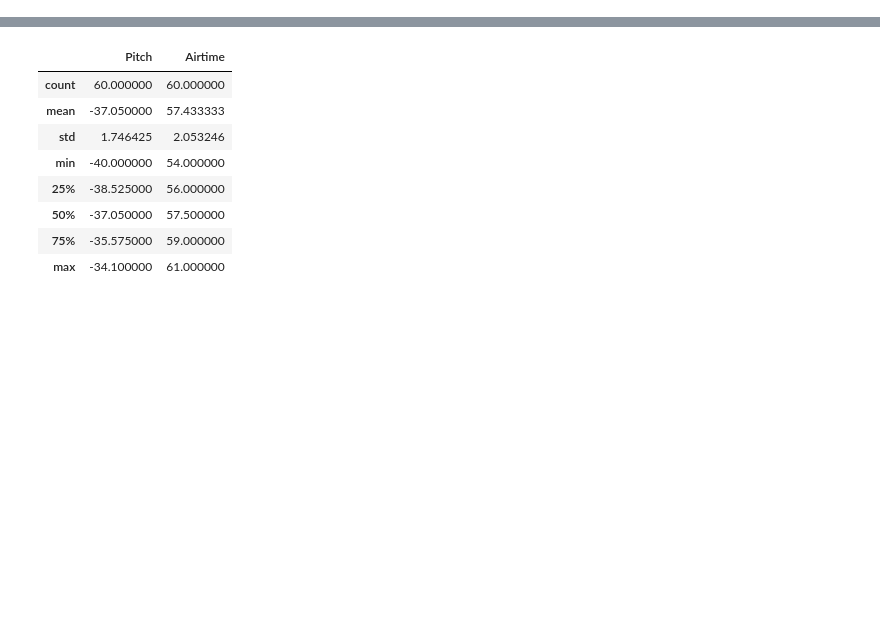
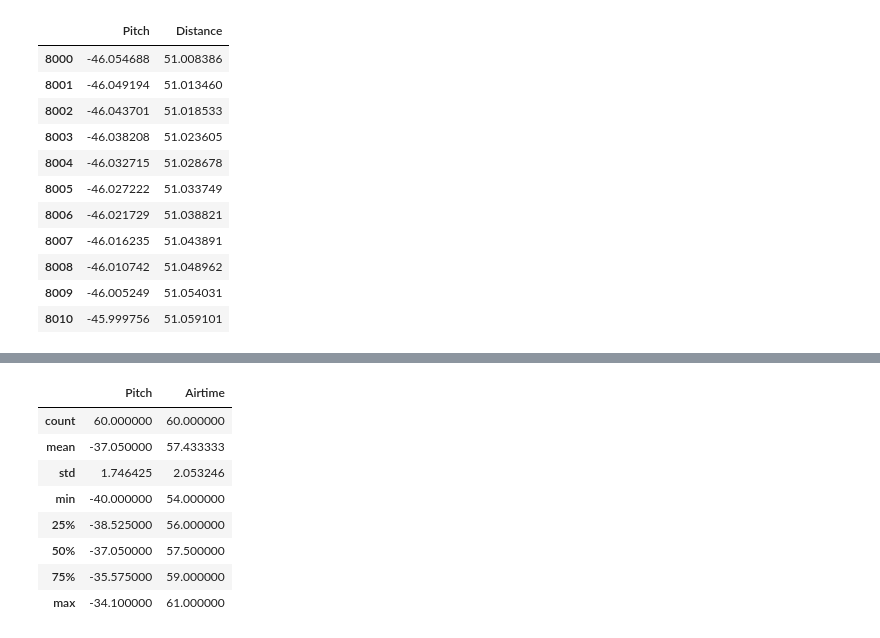
Before and after one commit to julialuongw/minecraft-ender-pearl-physics-derivations, a Jupyter notebook: sim.ipynb, the cells around one changed output, grey strips where cells are left out. Saved outputs shown, nothing was run; the diff lists cells and outputs as text; code cells hidden in the pictures; blank space fills up the shorter version.

```diff
--- a/sim.ipynb
+++ b/sim.ipynb
@@ -104,3 +114,18 @@ df
+# %%
+df.loc[8000:8010]
+# %% [output]
+|  | Pitch | Distance |
+| 8000 | -46.054688 | 51.008386 |
+| 8001 | -46.049194 | 51.013460 |
+| 8002 | -46.043701 | 51.018533 |
+| 8003 | -46.038208 | 51.023605 |
+| 8004 | -46.032715 | 51.028678 |
+| 8005 | -46.027222 | 51.033749 |
+| 8006 | -46.021729 | 51.038821 |
+| 8007 | -46.016235 | 51.043891 |
+| 8008 | -46.010742 | 51.048962 |
+| 8009 | -46.005249 | 51.054031 |
+| 8010 | -45.999756 | 51.059101 |
 # %%
 plt.figure(figsize=(15,6))
 zoomed_df = df[(df['Pitch'] >= -40.) & (df['Pitch'] <= -34.)]
```
Also changed, not shown: parts of 8 cells of this notebook, 2 other files.
